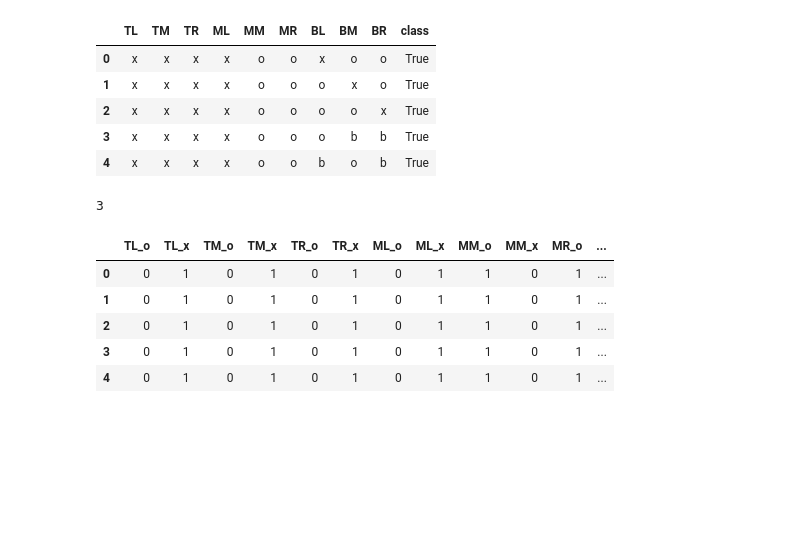
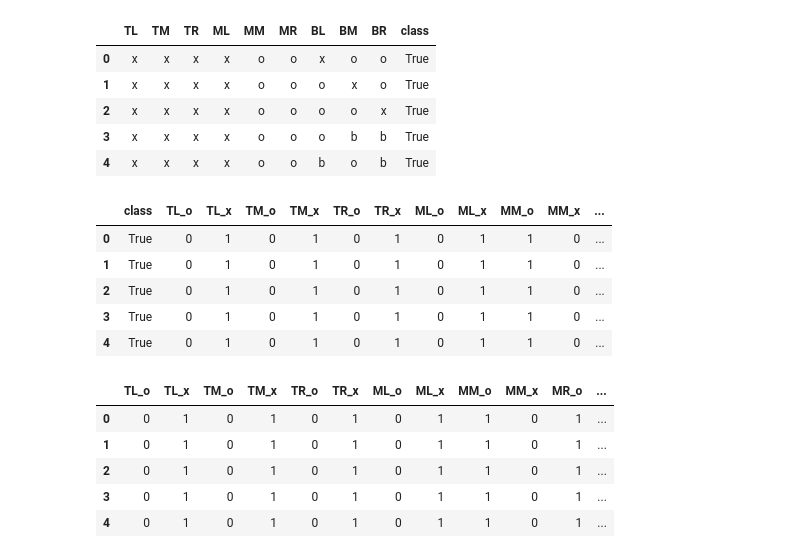
Before and after one commit to yasmeenyehiaa/lab-neural-networks, a Jupyter notebook: your-code/challenge-1.ipynb, the cells around one changed output. Cells and saved outputs as stored; diff of their text form; code cells hidden in the pictures; blank space fills up the shorter version.

```diff
--- a/your-code/challenge-1.ipynb
+++ b/your-code/challenge-1.ipynb
@@ -43,14 +37,18 @@ df.head()
 | 2 | x | x | x | x | o | o | o | o | x | True |
 | 3 | x | x | x | x | o | o | o | b | b | True |
 | 4 | x | x | x | x | o | o | b | o | b | True |
-# %%
-df["TM"].nunique()
-# %% [output]
-3
 # %%
 # Encode categorical data
-X = pd.get_dummies(df.drop(columns=["class"]), dtype=int, drop_first=True)
-y = df["class"]
+df= pd.get_dummies(df, dtype=int, drop_first=True)
+
+df.head()
+# %% [output]
+|  | class | TL_o | TL_x | TM_o | TM_x | TR_o | TR_x | ML_o | ML_x | MM_o | MM_x | ... |
+| 0 | True | 0 | 1 | 0 | 1 | 0 | 1 | 0 | 1 | 1 | 0 | ... |
+| 1 | True | 0 | 1 | 0 | 1 | 0 | 1 | 0 | 1 | 1 | 0 | ... |
+| 2 | True | 0 | 1 | 0 | 1 | 0 | 1 | 0 | 1 | 1 | 0 | ... |
+| 3 | True | 0 | 1 | 0 | 1 | 0 | 1 | 0 | 1 | 1 | 0 | ... |
+| 4 | True | 0 | 1 | 0 | 1 | 0 | 1 | 0 | 1 | 1 | 0 | ... |
 # %%
 X.head()
 # %% [output]
```
Also changed, not shown: parts of 2 cells of this notebook.
